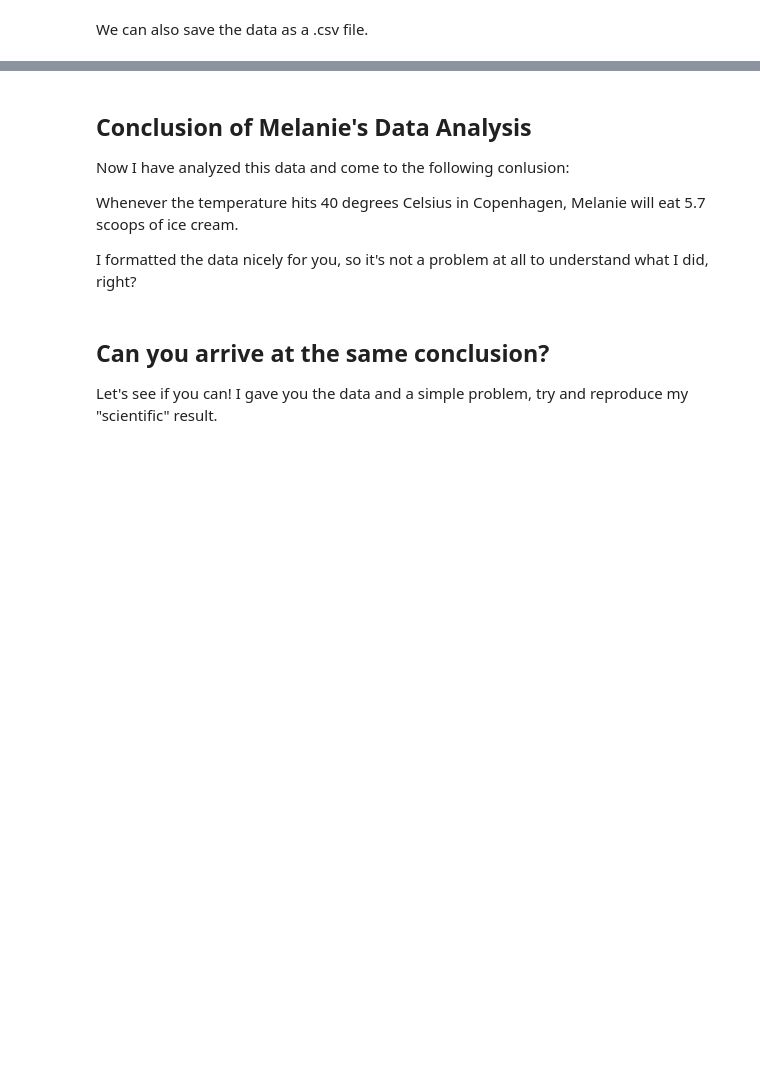
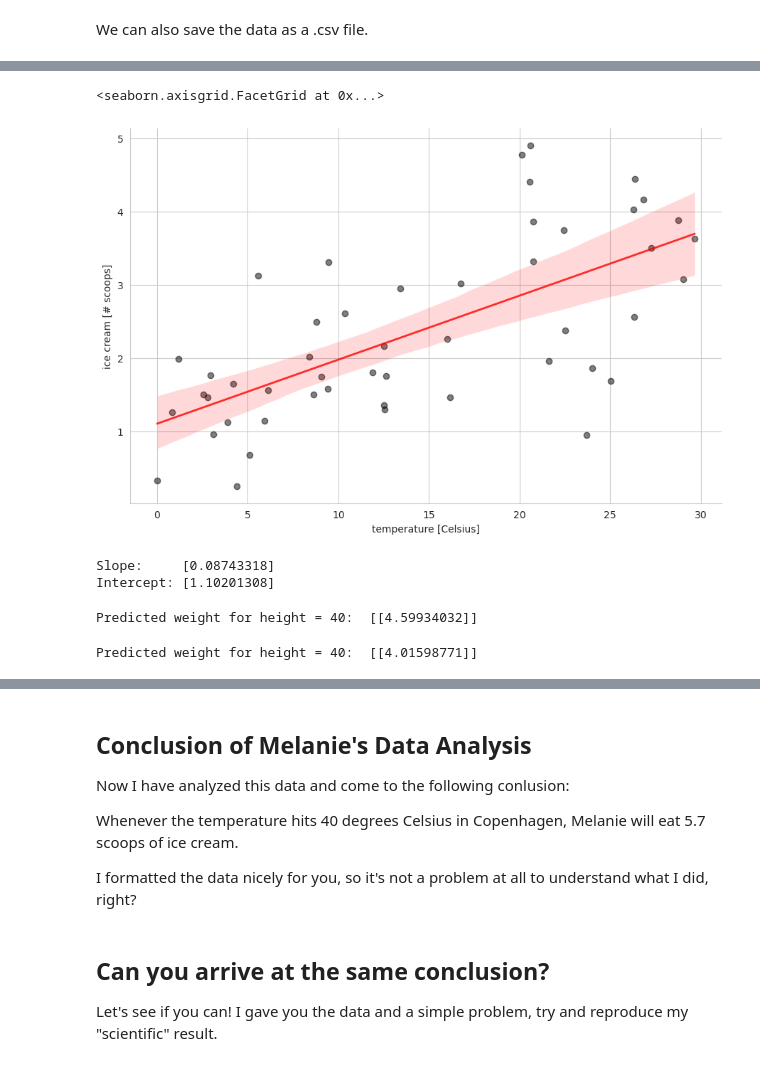
Before and after one commit to melanieganz/ReproducibleQuantitativeDataAnalysis-2025, a Jupyter notebook: provenance/ProvenanceInPractice.ipynb, the cells around one changed output, grey strips where cells are left out. Drawn from its saved outputs; the diff is of its cells as text; code cells hidden in the pictures; blank space fills up the shorter version.

```diff
--- a/provenance/ProvenanceInPractice.ipynb
+++ b/provenance/ProvenanceInPractice.ipynb
@@ -59,3 +53,6 @@ Text(0, 0.5, 'Scoops of ice cream Melanie eats [# of scoops]')
 We can also save the data as a .csv file.
 # %%
 ICC.to_csv('MelsIceCreamHabits.csv')
+# %%
+ICC = pd.read_csv('MelsIceCreamHabits.csv', index_col=0)
+ICC = ICC.loc[ICC['ice cream [# scoops]'] > 0]
@@ -61,0 +75,8 @@ ICC.to_csv('MelsIceCreamHabits.csv')
+# %%
+sns.lmplot(x='temperature [Celsius]', y='ice cream [# scoops]', data=ICC,
+           scatter_kws={'alpha': 0.5, 'color': 'black'},
+           line_kws={'color': 'red', 'lw': 2, 'alpha':  0.8},
+           height=6, aspect=1.5)
+# %% [output]
+<seaborn.axisgrid.FacetGrid at 0x...>
+[figure, added]
@@ -61,0 +93,24 @@ ICC.to_csv('MelsIceCreamHabits.csv')
+# %%
+print("Slope:    ", model.coef_[0])
+print("Intercept:", model.intercept_)
+# %% [output]
+Slope:     [0.08743318]
+Intercept: [1.10201308]
+# %%
+temp = 40
+print(f"Predicted weight for height = {temp}: ", model.predict([[temp]]))
+# %% [output]
+Predicted weight for height = 40:  [[4.59934032]]
+# %%
+# Use a polynomial regression model
+from sklearn.preprocessing import PolynomialFeatures
+poly = PolynomialFeatures(degree=2)
+temps_poly = poly.fit_transform(temps)
+model_poly = LinearRegression()
+model_poly.fit(temps_poly, icecream)
+
+predicted_weights_poly = model_poly.predict(temps_poly)
+temp_poly = poly.transform([[temp]])
+print(f"Predicted weight for height = {temp}: ", model_poly.predict(temp_poly))
+# %% [output]
+Predicted weight for height = 40:  [[4.01598771]]
```
Also changed, not shown: parts of 8 cells of this notebook, 2 other files.
